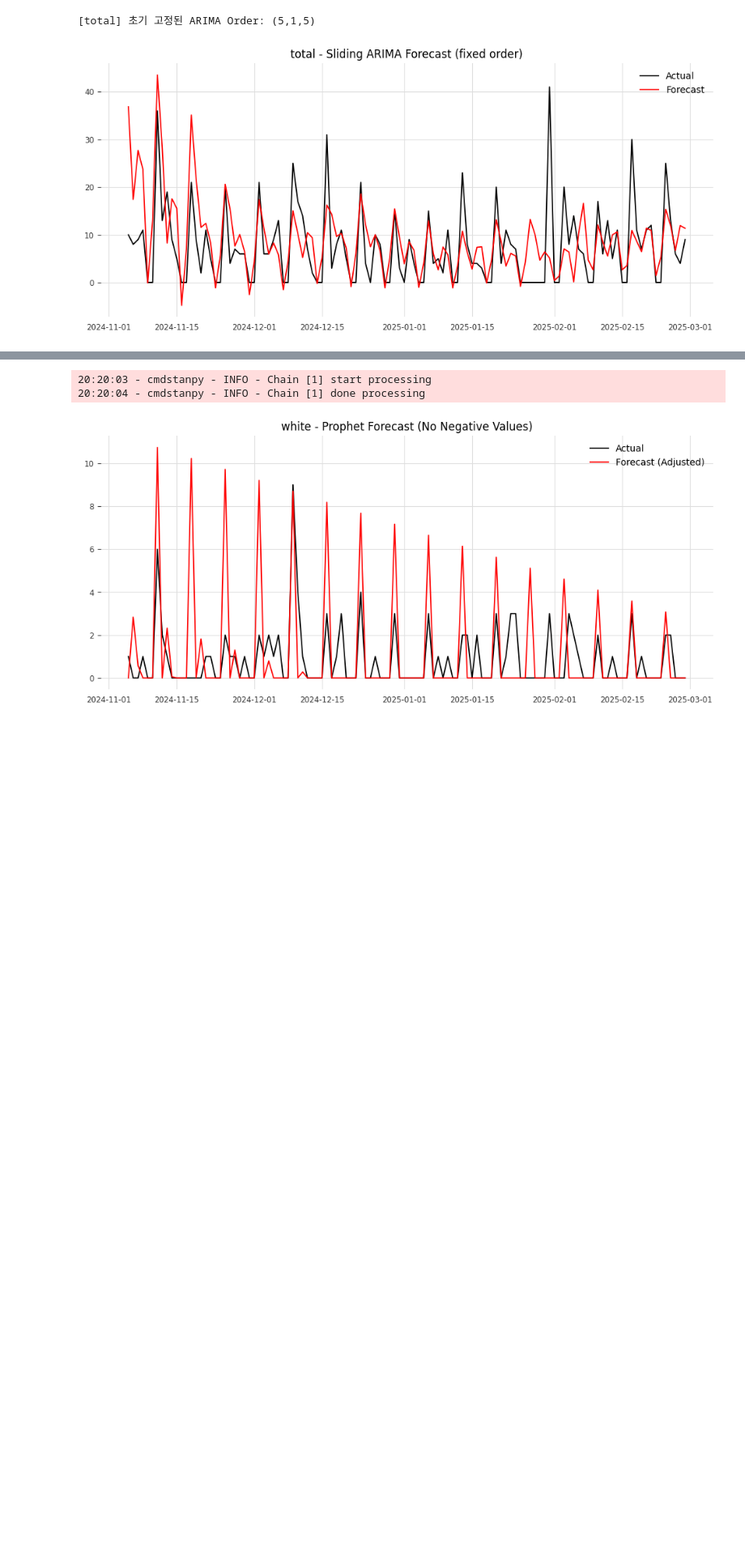
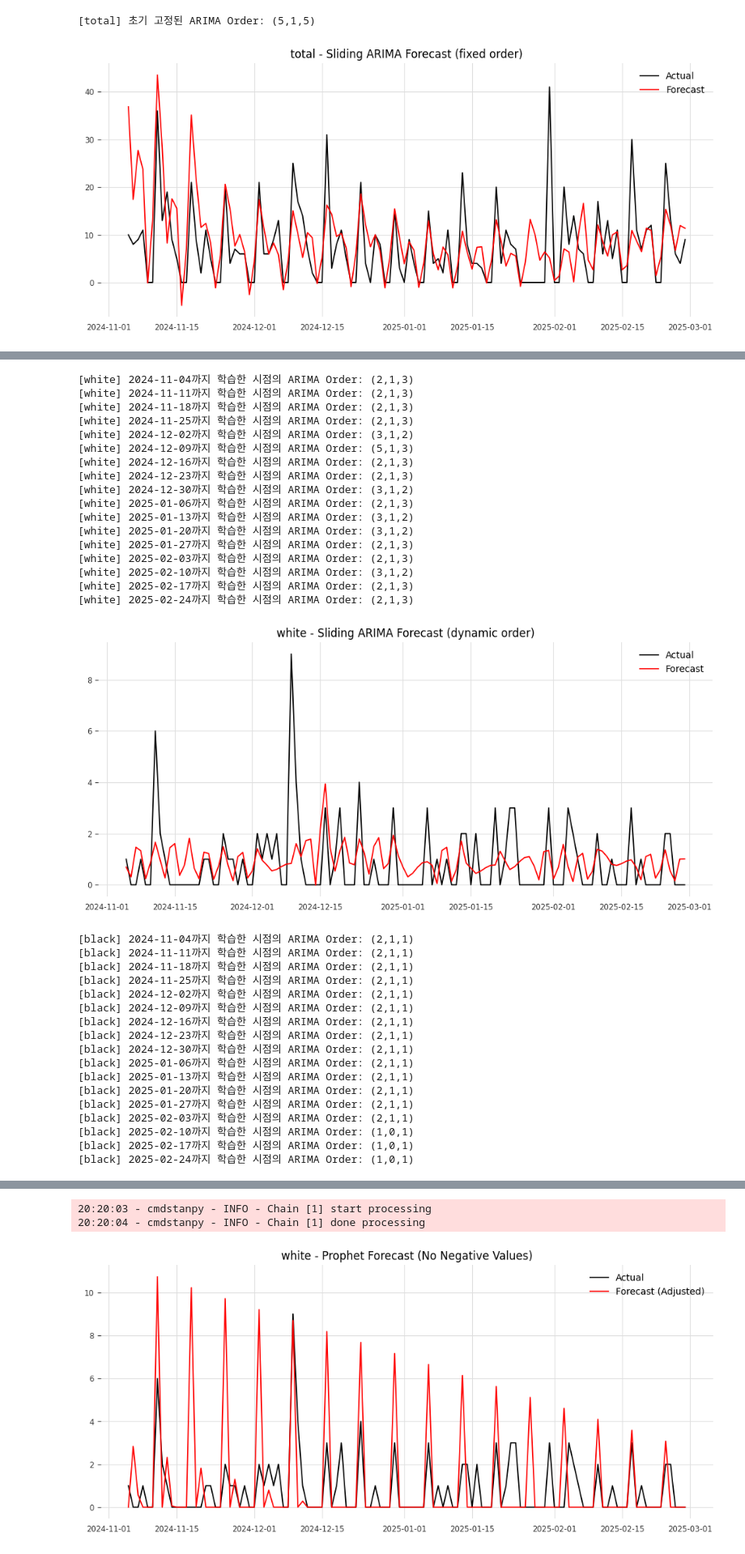
Before and after one commit to jiyunwoo02/AIaaS, a Jupyter notebook: 물류진흥재단/0427 모델링.ipynb, the cells around one changed output, grey strips where cells are left out. Shown at 81% size. Saved outputs shown, nothing was run; the diff lists cells and outputs as text; code cells hidden in the pictures; blank space fills up the shorter version.

```diff
--- a/물류진흥재단/0427 모델링.ipynb
+++ b/물류진흥재단/0427 모델링.ipynb
@@ -131,0 +168,80 @@ for col in target_cols:
+# %%
+def sliding_arima_forecast_dynamic(df, col, test_ratio=0.2, window_size=7):
+    df = df.set_index('date')
+    series = df[col].fillna(0)
+
+    # Train/Test split
+    split_idx = int(len(series) * (1 - test_ratio))
+    train, test = series[:split_idx], series[split_idx:]
+
+    preds = []
+
+    # 슬라이딩 예측 시작
+    history = train.copy()
+    for i in range(0, len(test), window_size):
+        end_idx = min(i + window_size, len(test))
+
+        # (1) 매 슬라이딩마다 auto_arima로 새로운 p,d,q 찾기
+        model_init = auto_arima(history, seasonal=False, stepwise=True, suppress_warnings=True, error_action='ignore')
+        p, d, q = model_init.order
+        print(f"[{col}] {history.index[-1].date()}까지 학습한 시점의 ARIMA Order: ({p},{d},{q})")
+
+        # (2) 해당 p,d,q로 ARIMA 모델 fit 후 예측
+        model = ARIMA(history, order=(p, d, q)) # 매 슬라이딩마다 history를 기준으로 새롭게 (p,d,q) 조합 탐
+        model_fit = model.fit()
+
+        pred = model_fit.forecast(steps=end_idx - i)
+        preds.extend(pred)
+
+        # (3) history에 새로운 test 데이터 추가
+        history = pd.concat([history, test.iloc[i:end_idx]])
+
+    # 시각화
+    plt.figure(figsize=(12, 5))
+    plt.plot(test.index, test, label='Actual', color='black')
+    plt.plot(test.index, preds, label='Forecast', color='red')
+    plt.title(f'{col} - Sliding ARIMA Forecast (dynamic order)')
+    plt.legend()
+    plt.grid(True)
+    plt.show()
+# %%
+# 대상 컬럼별 반복 예측
+target_cols = ['white', 'black', 'total']
+for col in target_cols:
+    sliding_arima_forecast_dynamic(df.copy(), col)
+# %% [output]
+[white] 2024-11-04까지 학습한 시점의 ARIMA Order: (2,1,3)
+[white] 2024-11-11까지 학습한 시점의 ARIMA Order: (2,1,3)
+[white] 2024-11-18까지 학습한 시점의 ARIMA Order: (2,1,3)
+[white] 2024-11-25까지 학습한 시점의 ARIMA Order: (2,1,3)
+[white] 2024-12-02까지 학습한 시점의 ARIMA Order: (3,1,2)
+[white] 2024-12-09까지 학습한 시점의 ARIMA Order: (5,1,3)
+[white] 2024-12-16까지 학습한 시점의 ARIMA Order: (2,1,3)
+[white] 2024-12-23까지 학습한 시점의 ARIMA Order: (2,1,3)
+[white] 2024-12-30까지 학습한 시점의 ARIMA Order: (3,1,2)
+[white] 2025-01-06까지 학습한 시점의 ARIMA Order: (2,1,3)
+[white] 2025-01-13까지 학습한 시점의 ARIMA Order: (3,1,2)
+[white] 2025-01-20까지 학습한 시점의 ARIMA Order: (3,1,2)
+[white] 2025-01-27까지 학습한 시점의 ARIMA Order: (2,1,3)
+[white] 2025-02-03까지 학습한 시점의 ARIMA Order: (2,1,3)
+[white] 2025-02-10까지 학습한 시점의 ARIMA Order: (3,1,2)
+[white] 2025-02-17까지 학습한 시점의 ARIMA Order: (2,1,3)
+[white] 2025-02-24까지 학습한 시점의 ARIMA Order: (2,1,3)
+[figure, added]
+[black] 2024-11-04까지 학습한 시점의 ARIMA Order: (2,1,1)
+[black] 2024-11-11까지 학습한 시점의 ARIMA Order: (2,1,1)
+[black] 2024-11-18까지 학습한 시점의 ARIMA Order: (2,1,1)
+[black] 2024-11-25까지 학습한 시점의 ARIMA Order: (2,1,1)
+[black] 2024-12-02까지 학습한 시점의 ARIMA Order: (2,1,1)
+[black] 2024-12-09까지 학습한 시점의 ARIMA Order: (2,1,1)
+[black] 2024-12-16까지 학습한 시점의 ARIMA Order: (2,1,1)
+[black] 2024-12-23까지 학습한 시점의 ARIMA Order: (2,1,1)
+[black] 2024-12-30까지 학습한 시점의 ARIMA Order: (2,1,1)
+[black] 2025-01-06까지 학습한 시점의 ARIMA Order: (2,1,1)
+[black] 2025-01-13까지 학습한 시점의 ARIMA Order: (2,1,1)
+[black] 2025-01-20까지 학습한 시점의 ARIMA Order: (2,1,1)
+[black] 2025-01-27까지 학습한 시점의 ARIMA Order: (2,1,1)
+[black] 2025-02-03까지 학습한 시점의 ARIMA Order: (2,1,1)
+[black] 2025-02-10까지 학습한 시점의 ARIMA Order: (1,0,1)
+[black] 2025-02-17까지 학습한 시점의 ARIMA Order: (1,0,1)
+[black] 2025-02-24까지 학습한 시점의 ARIMA Order: (1,0,1)
```
Also changed, not shown: parts of 20 cells of this notebook.
